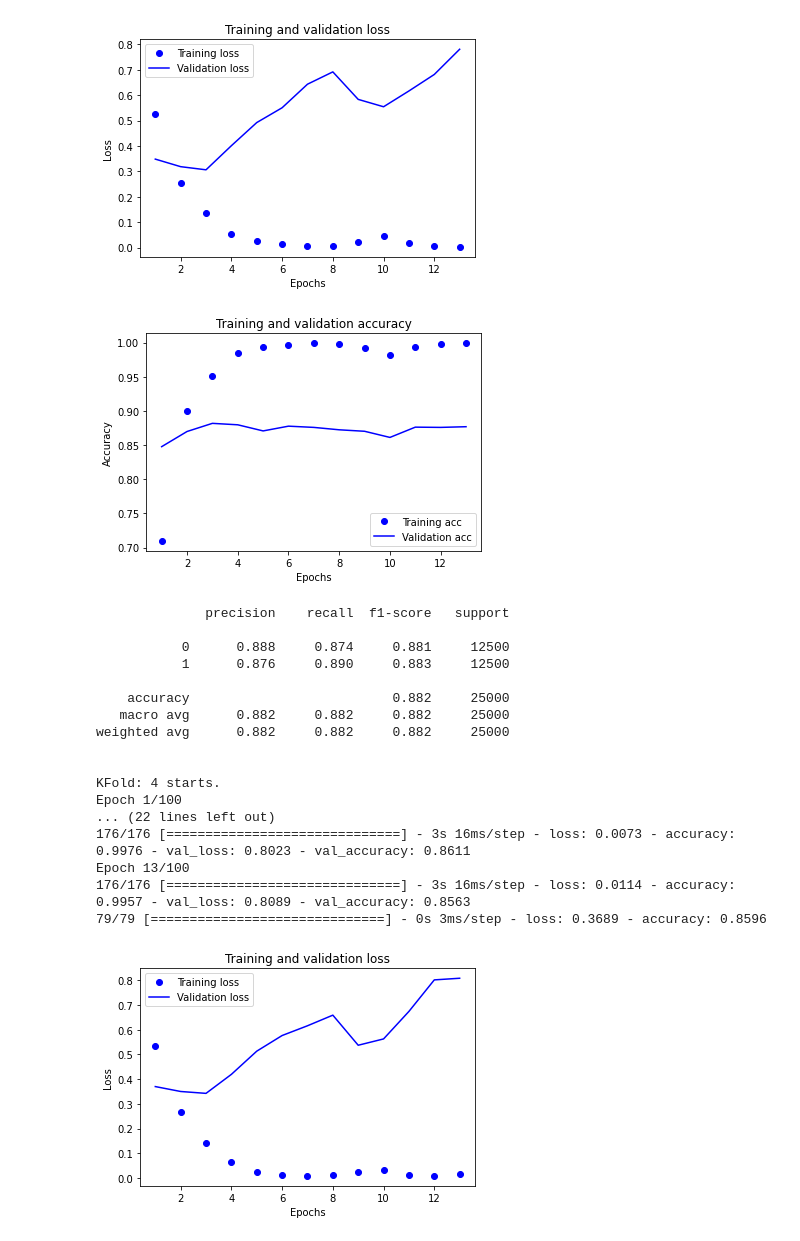
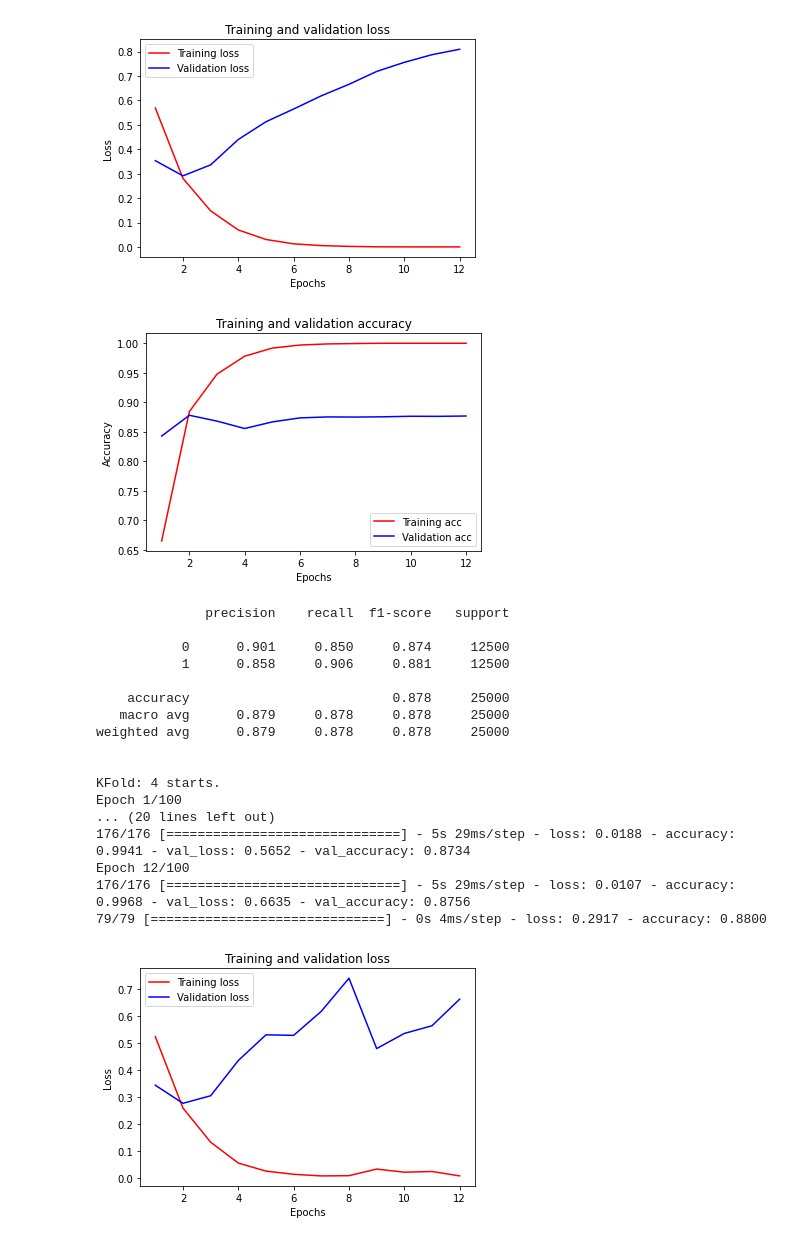
Before and after one commit to Jefffish09/MachineLearning, a Jupyter notebook: Classification/binary/cnn_binary_tf2.ipynb, the cells around one changed output. Cells and saved outputs as stored; diff of their text form; code cells hidden in the pictures.

```diff
--- a/Classification/binary/cnn_binary_tf2.ipynb
+++ b/Classification/binary/cnn_binary_tf2.ipynb
@@ -45,31 +46,30 @@ def plot_perf(history):
   history_dict = history.history
   history_dict.keys()
 
-  acc = history_dict['accuracy']
-  val_acc = history_dict['val_accuracy']
-  loss = history_dict['loss']
-  val_loss = history_dict['val_loss']
+  acc = history_dict["accuracy"]
+  val_acc = history_dict["val_accuracy"]
+  loss = history_dict["loss"]
+  val_loss = history_dict["val_loss"]
 
   epochs = range(1, len(acc) + 1)
 
   # Training and validation loss
-  # "bo" is for "blue dot"
-  plt.plot(epochs, loss, 'bo', label='Training loss')
+  plt.plot(epochs, loss, "r", label="Training loss")
   # b is for "solid blue line"
-  plt.plot(epochs, val_loss, 'b', label='Validation loss')
-  plt.title('Training and validation loss')
-  plt.xlabel('Epochs')
-  plt.ylabel('Loss')
+  plt.plot(epochs, val_loss, "b", label="Validation loss")
+  plt.title("Training and validation loss")
+  plt.xlabel("Epochs")
+  plt.ylabel("Loss")
   plt.legend()
   plt.show()
 
   # Training and validation accuracy
-  plt.plot(epochs, acc, 'bo', label='Training acc')
-  plt.plot(epochs, val_acc, 'b', label='Validation acc')
-  plt.title('Training and validation accuracy')
-  plt.xlabel('Epochs')
-  plt.ylabel('Accuracy')
-  plt.legend(loc='lower right')
+  plt.plot(epochs, acc, "r", label="Training acc")
+  plt.plot(epochs, val_acc, "b", label="Validation acc")
+  plt.title("Training and validation accuracy")
+  plt.xlabel("Epochs")
+  plt.ylabel("Accuracy")
+  plt.legend(loc="lower right")
   plt.show()
 # %%
 # Create and train the model
@@ -81,6 +81,7 @@ earlystop_callback = EarlyStopping(
   restore_best_weights=True)
 
 kfold = StratifiedKFold(n_splits=10, random_state=seed, shuffle=True)
+model = None
 cv_acc = []
 cv_loss = []
 cv_f1 = []
@@ -88,6 +89,9 @@ n = 1
 for train, valid in kfold.split(x_train, y_train):
 
   print("KFold: {} starts.".format(n))
+  del model
+  tf.keras.backend.clear_session()
+
   model = Sequential([
     Embedding(input_dim=input_dim, output_dim=output_dim, input_length=max_len),
     Conv1D(filters=32, kernel_size=3, padding="same", activation="relu"),
@@ -202,20 +206,20 @@ Epoch 13/100
-[figure, old version]
+[figure, new version]
-[figure, old version]
+[figure, new version]
               precision    recall  f1-score   support
 
-           0      0.888     0.874     0.881     12500
-           1      0.876     0.890     0.883     12500
+           0      0.901     0.850     0.874     12500
+           1      0.858     0.906     0.881     12500
 
-    accuracy                          0.882     25000
-   macro avg      0.882     0.882     0.882     25000
-weighted avg      0.882     0.882     0.882     25000
+    accuracy                          0.878     25000
+   macro avg      0.879     0.878     0.878     25000
+weighted avg      0.879     0.878     0.878     25000
 
 
 KFold: 4 starts.
 Epoch 1/100
-... (22 lines left out)
-176/176 [==============================] - 3s 16ms/step - loss: 0.0073 - accuracy: 0.9976 - val_loss: 0.8023 - val_accuracy: 0.8611
-Epoch 13/100
-176/176 [==============================] - 3s 16ms/step - loss: 0.0114 - accuracy: 0.9957 - val_loss: 0.8089 - val_accuracy: 0.8563
-79/79 [==============================] - 0s 3ms/step - loss: 0.3689 - accuracy: 0.8596
+... (20 lines left out)
+176/176 [==============================] - 5s 29ms/step - loss: 0.0188 - accuracy: 0.9941 - val_loss: 0.5652 - val_accuracy: 0.8734
+Epoch 12/100
+176/176 [==============================] - 5s 29ms/step - loss: 0.0107 - accuracy: 0.9968 - val_loss: 0.6635 - val_accuracy: 0.8756
+79/79 [==============================] - 0s 4ms/step - loss: 0.2917 - accuracy: 0.8800
-[figure, old version]
+[figure, new version]
```
Also changed, not shown: parts of 4 cells of this notebook.
